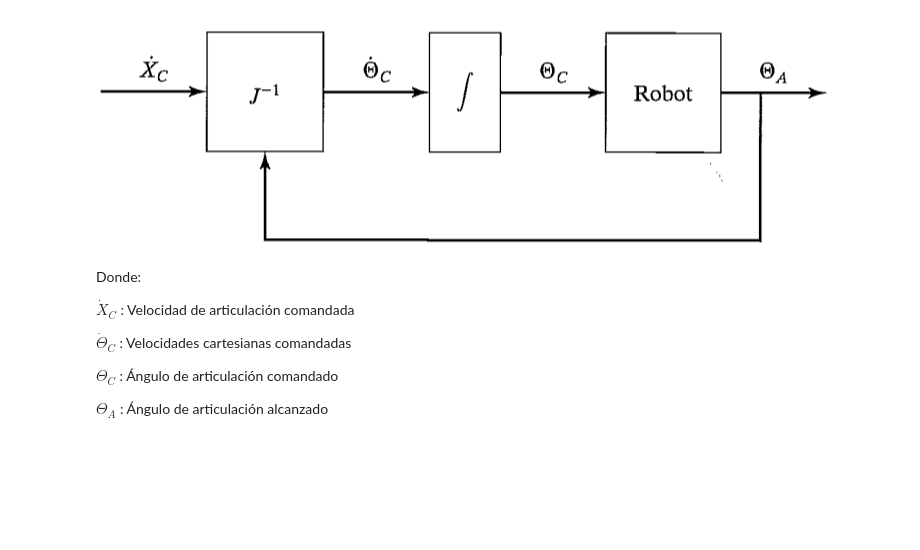
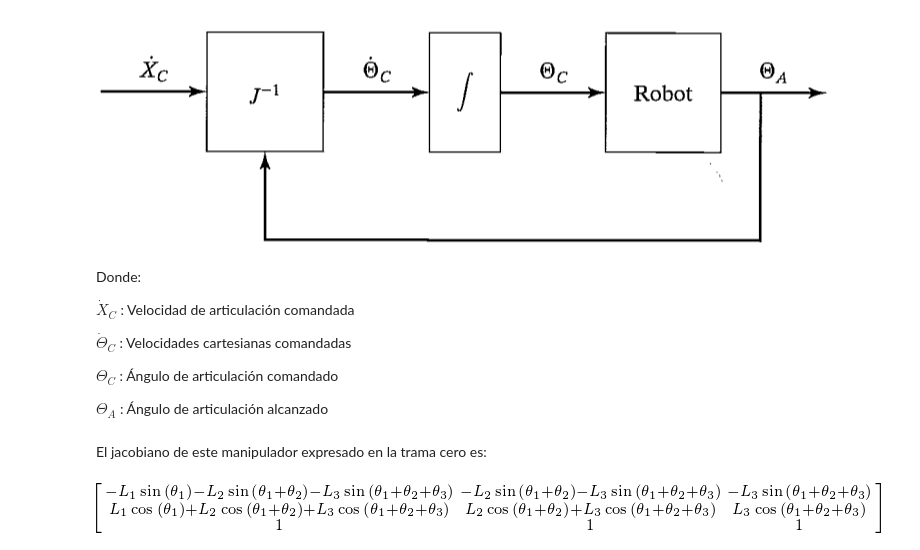
Before and after one commit to elsuizo/Control_de_robots_py, a Jupyter notebook: tp4.ipynb, the cells around one changed output. Cells and saved outputs as stored; diff of their text form; code cells hidden in the pictures; blank space fills up the shorter version.

```diff
--- a/tp4.ipynb
+++ b/tp4.ipynb
@@ -268,3 +268,22 @@ $\dot{\Theta}_{C}$ : Velocidades cartesianas comandadas
 $\Theta_{C}$ : Ángulo de articulación comandado
 
 $\Theta_{A}$ : Ángulo de articulación alcanzado
+# %% [markdown]
+El jacobiano de este manipulador expresado en la trama cero es:
+# %%
+#jacobiano simbolico
+a11 = -L_1*sin(theta_1) - L_2*sin(theta_1+theta_2) - L_3*sin(theta_1+theta_2+theta_3)
+a12 = -L_2*sin(theta_1+theta_2) - L_3*sin(theta_1+theta_2+theta_3)
+a13 = -L_3*sin(theta_1+theta_2+theta_3)
+
+a21 = L_1*cos(theta_1) + L_2*cos(theta_1+theta_2) + L_3*cos(theta_1+theta_2+theta_3)
+a22 = L_2*cos(theta_1+theta_2) + L_3*cos(theta_1+theta_2+theta_3)
+a23 = L_3*cos(theta_1+theta_2+theta_3)
+a31 = 1
+a32 = 1
+a33 = 1
+
+J = Matrix([[a11,a12,a13],[a21,a22,a23],[a31,a32,a33]])
+J
+# %% [output]
+[figure, added]
```
Also changed, not shown: parts of 40 cells of this notebook.
